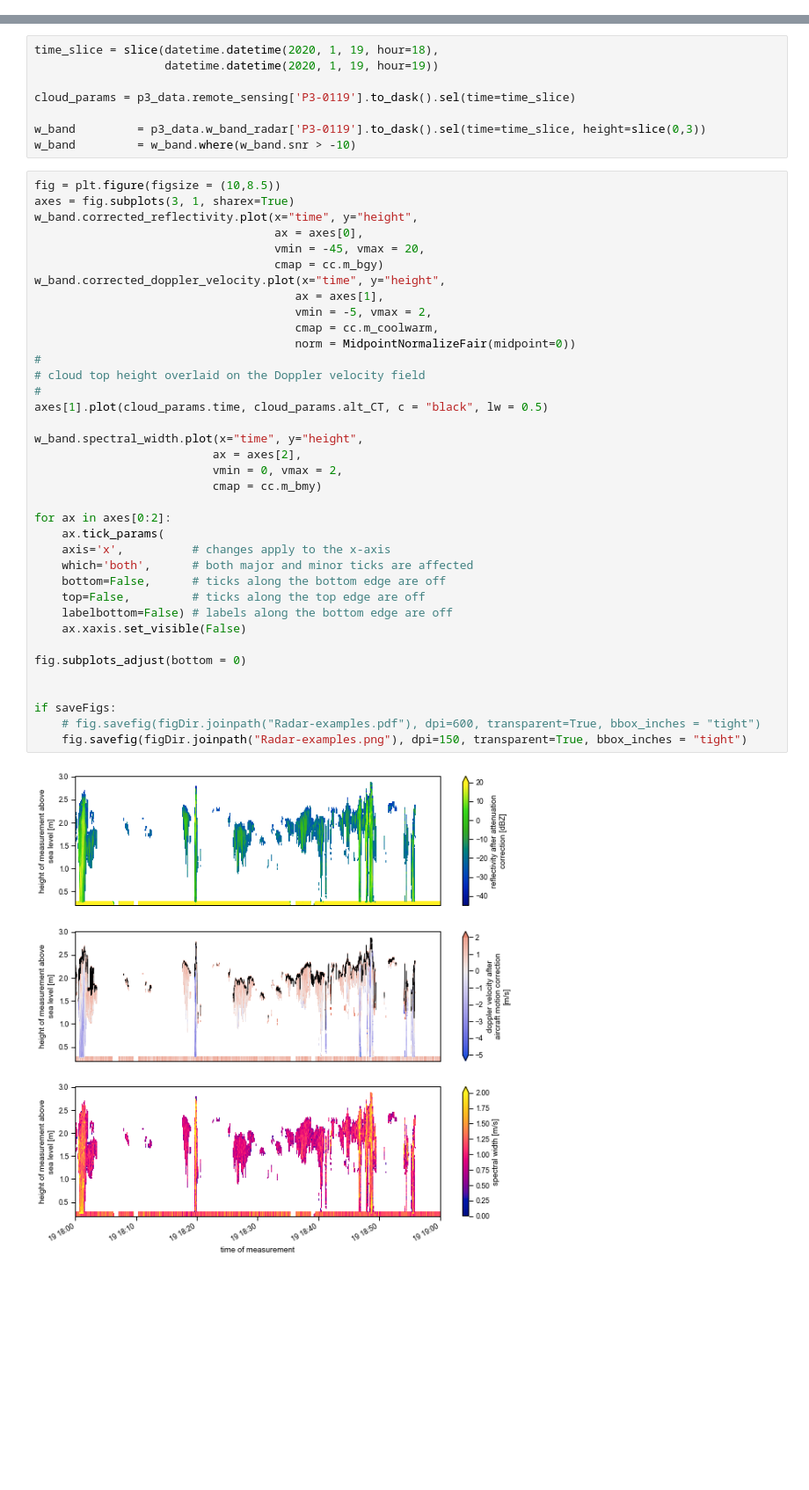
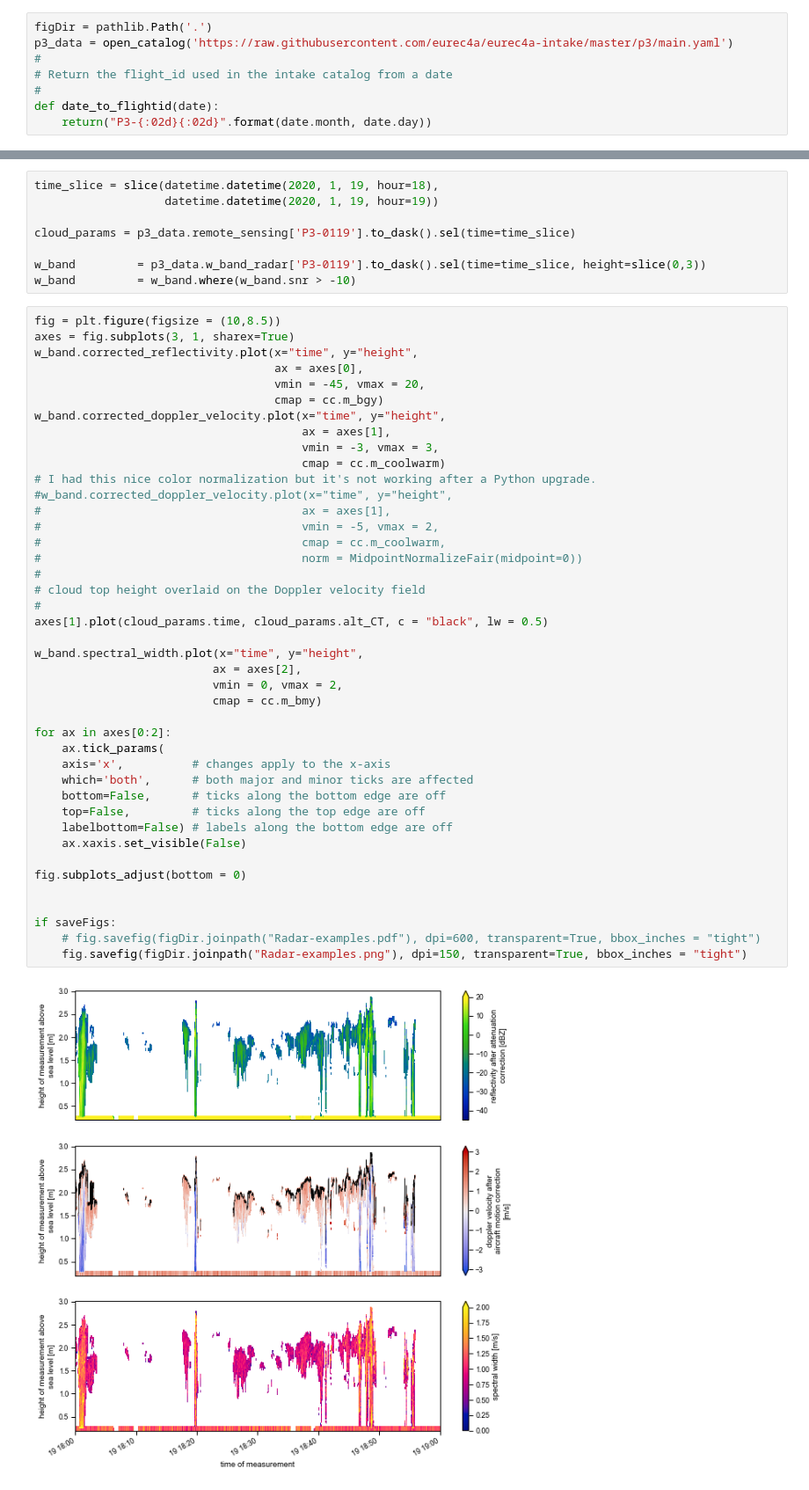
Before and after one commit to RobertPincus/atomic-p3-data-paper, a Jupyter notebook: Figures.ipynb, the cells around one changed output, grey strips where cells are left out. Shown: that part at 88% size. Drawn from its saved outputs; the diff is of its cells as text; blank space fills up the shorter version.

```diff
--- a/Figures.ipynb
+++ b/Figures.ipynb
@@ -97,0 +103,8 @@ p3_data = open_catalog('p3-intake-catalog/main.yaml')
+# %%
+figDir = pathlib.Path('.')
+p3_data = open_catalog('https://raw.githubusercontent.com/eurec4a/eurec4a-intake/master/p3/main.yaml')
+#
+# Return the flight_id used in the intake catalog from a date
+#
+def date_to_flightid(date):
+    return("P3-{:02d}{:02d}".format(date.month, date.day))
@@ -307,35 +342,40 @@ w_band.corrected_reflectivity.plot(x="time", y="height",
                                    ax = axes[0],
                                    vmin = -45, vmax = 20,
                                    cmap = cc.m_bgy)
 w_band.corrected_doppler_velocity.plot(x="time", y="height",
-                                      ax = axes[1],
-                                      vmin = -5, vmax = 2,
-                                      cmap = cc.m_coolwarm,
-                                      norm = MidpointNormalizeFair(midpoint=0))
+                                       ax = axes[1],
+                                       vmin = -3, vmax = 3,
+                                       cmap = cc.m_coolwarm)
+# I had this nice color normalization but it's not working after a Python upgrade.
+#w_band.corrected_doppler_velocity.plot(x="time", y="height",
+#                                      ax = axes[1],
+#                                      vmin = -5, vmax = 2,
+#                                      cmap = cc.m_coolwarm,
+#                                      norm = MidpointNormalizeFair(midpoint=0))
 #
 # cloud top height overlaid on the Doppler velocity field
 #
 axes[1].plot(cloud_params.time, cloud_params.alt_CT, c = "black", lw = 0.5)
 
 w_band.spectral_width.plot(x="time", y="height",
                           ax = axes[2],
                           vmin = 0, vmax = 2,
                           cmap = cc.m_bmy)
 
 for ax in axes[0:2]:
     ax.tick_params(
     axis='x',          # changes apply to the x-axis
     which='both',      # both major and minor ticks are affected
     bottom=False,      # ticks along the bottom edge are off
     top=False,         # ticks along the top edge are off
     labelbottom=False) # labels along the bottom edge are off
     ax.xaxis.set_visible(False)
 
 fig.subplots_adjust(bottom = 0)
 
 
 if saveFigs:
     # fig.savefig(figDir.joinpath("Radar-examples.pdf"), dpi=600, transparent=True, bbox_inches = "tight")
     fig.savefig(figDir.joinpath("Radar-examples.png"), dpi=150, transparent=True, bbox_inches = "tight")
 # %% [output]
-[figure, old version]
+[figure, new version]
```
Also changed, not shown: parts of 17 cells of this notebook.
